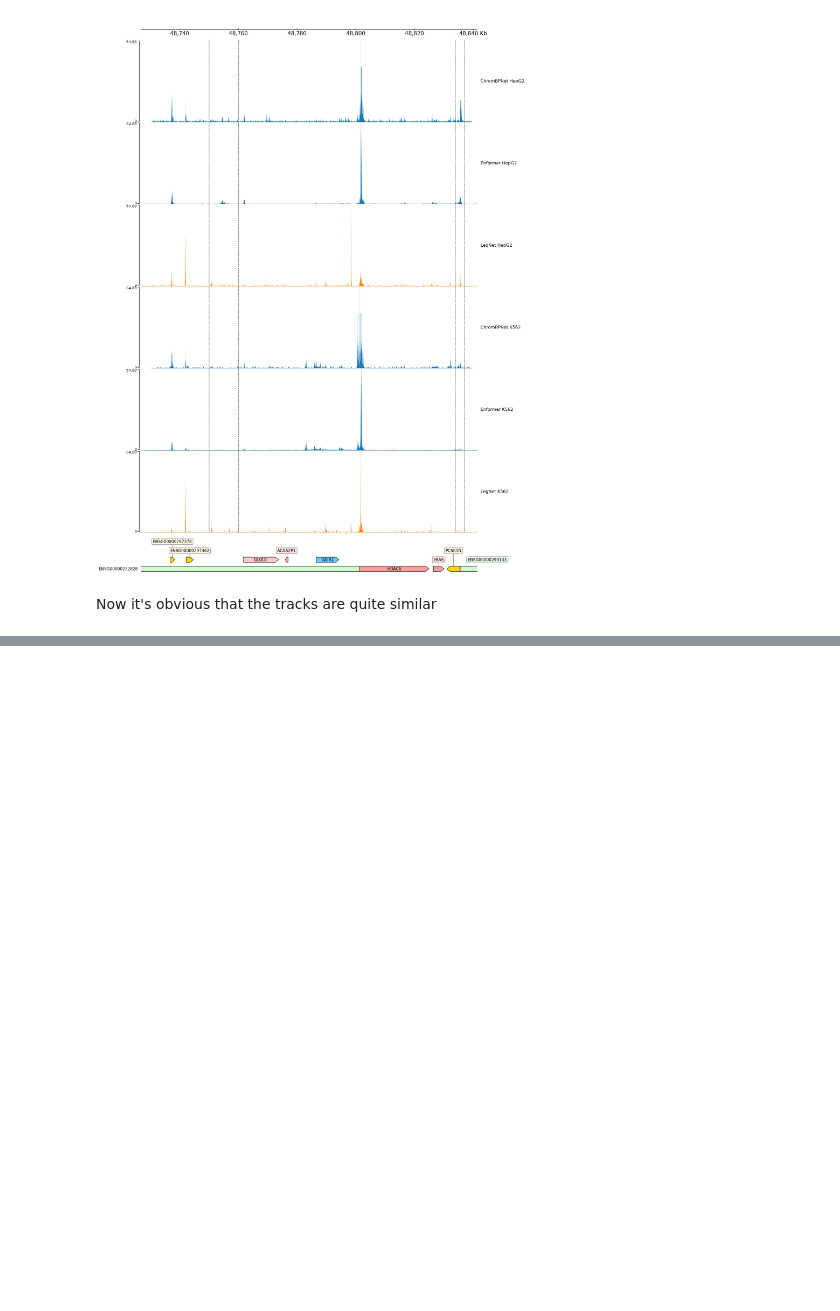
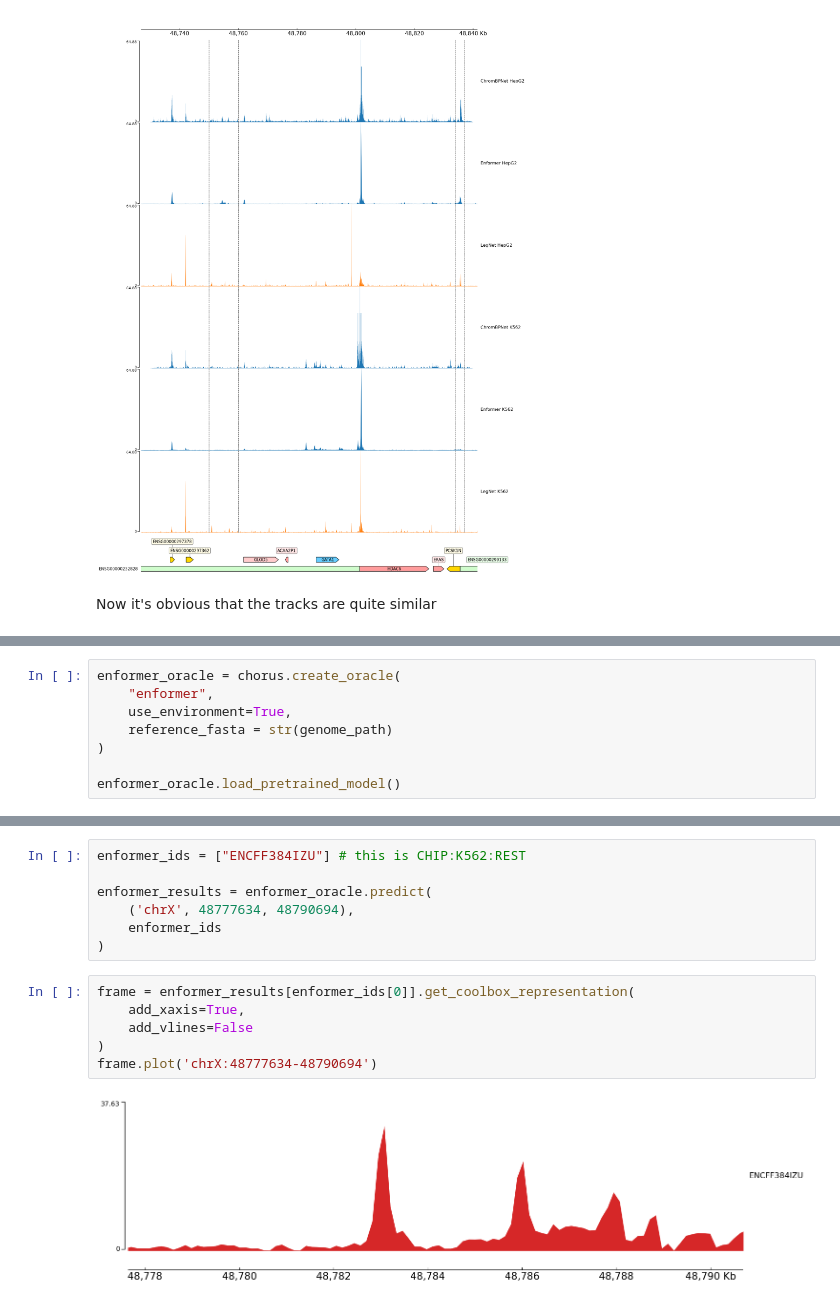
Before and after one commit to pinellolab/chorus, a Jupyter notebook: examples/chrombpnet_enformer_gata1.ipynb, the cells around one changed output, grey strips where cells are left out. Cells and saved outputs as stored; diff of their text form; blank space fills up the shorter version.

```diff
--- a/examples/chrombpnet_enformer_gata1.ipynb
+++ b/examples/chrombpnet_enformer_gata1.ipynb
@@ -1055,0 +1150,8 @@ Now it's obvious that the tracks are quite similar
+# %%
+enformer_oracle = chorus.create_oracle(
+    "enformer",
+    use_environment=True,
+    reference_fasta = str(genome_path)
+)
+
+enformer_oracle.load_pretrained_model()
@@ -1055,0 +1165,15 @@ Now it's obvious that the tracks are quite similar
+# %%
+enformer_ids = ["ENCFF384IZU"] # this is CHIP:K562:REST
+
+enformer_results = enformer_oracle.predict(
+    ('chrX', 48777634, 48790694),
+    enformer_ids
+)
+# %%
+frame = enformer_results[enformer_ids[0]].get_coolbox_representation(
+    add_xaxis=True,
+    add_vlines=False
+)
+frame.plot('chrX:48777634-48790694')
+# %% [output]
+[figure, added]
```
Also changed, not shown: parts of 31 cells of this notebook, 14 other files.
